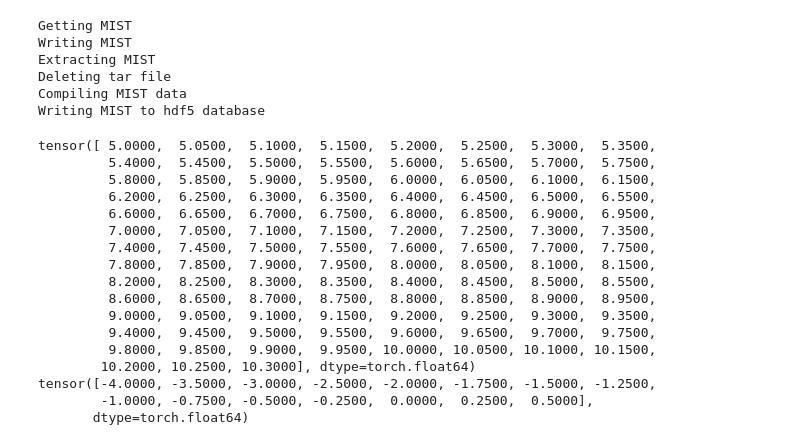
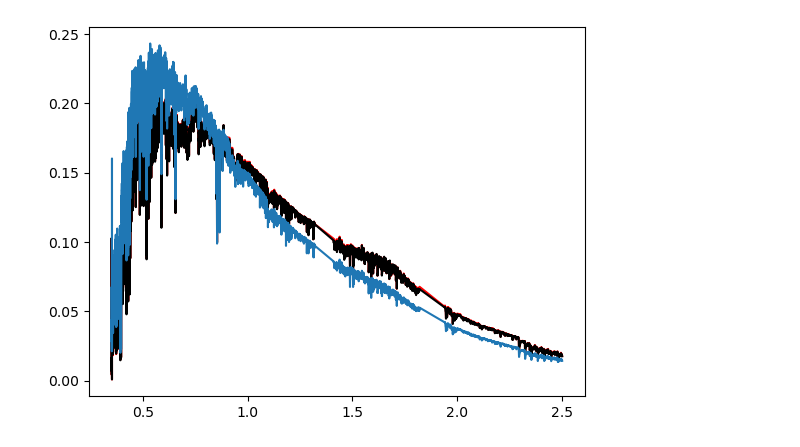
Before and after one commit to Ciela-Institute/ForSED, a Jupyter notebook: MLCRs_sandbox.ipynb, the cells around one changed output. Saved outputs shown, nothing was run; the diff lists cells and outputs as text; code cells hidden in the pictures.

Commit message:
making progress on getting MLCRs, including fixing SSP synthesis

```diff
--- a/MLCRs_sandbox.ipynb
+++ b/MLCRs_sandbox.ipynb
@@ -1,15 +1,8 @@
 # %%
 import lighthouse as lh
 
-lh.isochrone.get_isochrones.get_mist_isochrones()
-lh.stellar_atmosphere_spectrum.get_stellar_templates.get_polynomial_coefficients_villaume2017a()
+# lh.isochrone.get_isochrones.get_mist_isochrones()
+# lh.stellar_atmosphere_spectrum.get_stellar_templates.get_polynomial_coefficients_villaume2017a()
-# %% [output]
-Getting MIST
-Writing MIST
-Extracting MIST
-Deleting tar file
-Compiling MIST data
-Writing MIST to hdf5 database
 # %%
 import matplotlib.pyplot as plt
 
@@ -22,26 +15,30 @@ S = lh.SSP.Basic_SSP(
     lh.initial_mass_function.Kroupa(),
     lh.stellar_atmosphere_spectrum.PolynomialEvaluator(),
     )
-# %%
-# need to put some safeguards in wrt commensurate coverage between isochrones and stellar libraries
-
-print(S.isochrone.ages)
-print(S.isochrone.metallicities)
-# %% [output]
-tensor([ 5.0000,  5.0500,  5.1000,  5.1500,  5.2000,  5.2500,  5.3000,  5.3500,
-         5.4000,  5.4500,  5.5000,  5.5500,  5.6000,  5.6500,  5.7000,  5.7500,
-         5.8000,  5.8500,  5.9000,  5.9500,  6.0000,  6.0500,  6.1000,  6.1500,
-         6.2000,  6.2500,  6.3000,  6.3500,  6.4000,  6.4500,  6.5000,  6.5500,
-         6.6000,  6.6500,  6.7000,  6.7500,  6.8000,  6.8500,  6.9000,  6.9500,
-         7.0000,  7.0500,  7.1000,  7.1500,  7.2000,  7.2500,  7.3000,  7.3500,
-         7.4000,  7.4500,  7.5000,  7.5500,  7.6000,  7.6500,  7.7000,  7.7500,
-         7.8000,  7.8500,  7.9000,  7.9500,  8.0000,  8.0500,  8.1000,  8.1500,
-         8.2000,  8.2500,  8.3000,  8.3500,  8.4000,  8.4500,  8.5000,  8.5500,
-         8.6000,  8.6500,  8.7000,  8.7500,  8.8000,  8.8500,  8.9000,  8.9500,
-         9.0000,  9.0500,  9.1000,  9.1500,  9.2000,  9.2500,  9.3000,  9.3500,
-         9.4000,  9.4500,  9.5000,  9.5500,  9.6000,  9.6500,  9.7000,  9.7500,
-         9.8000,  9.8500,  9.9000,  9.9500, 10.0000, 10.0500, 10.1000, 10.1500,
-        10.2000, 10.2500, 10.3000], dtype=torch.float64)
-tensor([-4.0000, -3.5000, -3.0000, -2.5000, -2.0000, -1.7500, -1.5000, -1.2500,
-        -1.0000, -0.7500, -0.5000, -0.2500,  0.0000,  0.2500,  0.5000],
-       dtype=torch.float64)
+# %%
+import pandas as pd
+import numpy as np
+
+fname = '/Users/alexa/Documents/Create_SSPs/CheckModels/vcj_cc8_Zp0.00_t13.5.ssp'
+
+alf_ssps = pd.read_csv(fname, delim_whitespace=True,
+                        header=0)
+
+# fname = '/Users/alexa/NonSolarModels/TheModels/AlfModels/CvD_t13.5_newer.ssp'
+# fname = '/Users/alexa/NonSolarModels/TheModels/NewModels/m0.00_t13.5.ssp'
+fname = '/Users/alexa/NonSolarModels/TheModels/NewModels/m0.00_t13.5_v4.ssp'
+
+other_alf = np.loadtxt(fname)
+
+ssp = S.forward(torch.tensor(0., dtype = torch.float64),
+                torch.tensor(13.5, dtype = torch.float64),
+                torch.tensor([1.3, 2.3, 2.3]))
+# %%
+plt.plot(other_alf[:,0], other_alf[:,4], color='r')
+
+plt.plot(alf_ssps['wavelength']*1e-4, alf_ssps['kroupa'], color='k')
+
+plt.plot(S.sas.wavelength, ssp)
+plt.show()
+# %% [output]
+[figure, added]
```
Also changed, not shown: parts of 3 cells of this notebook, 5 other files.
